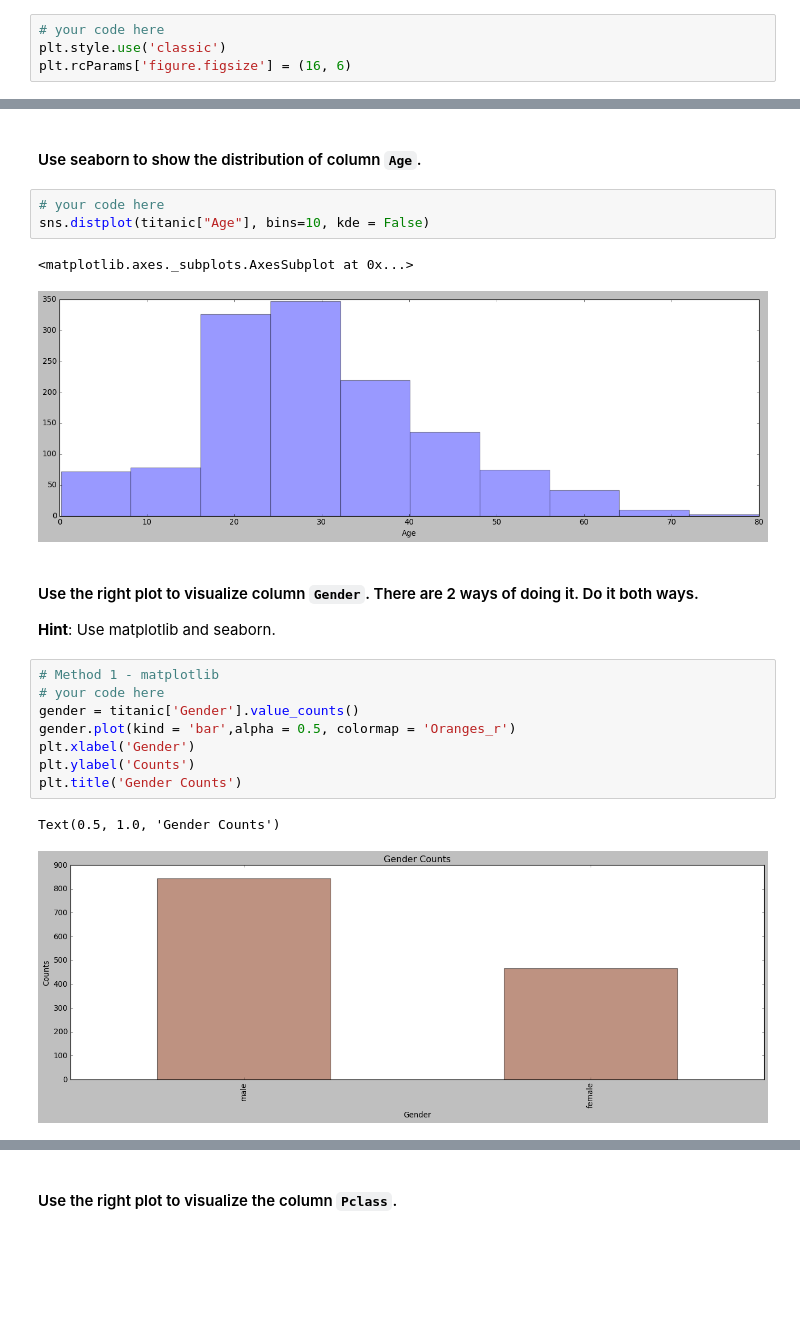
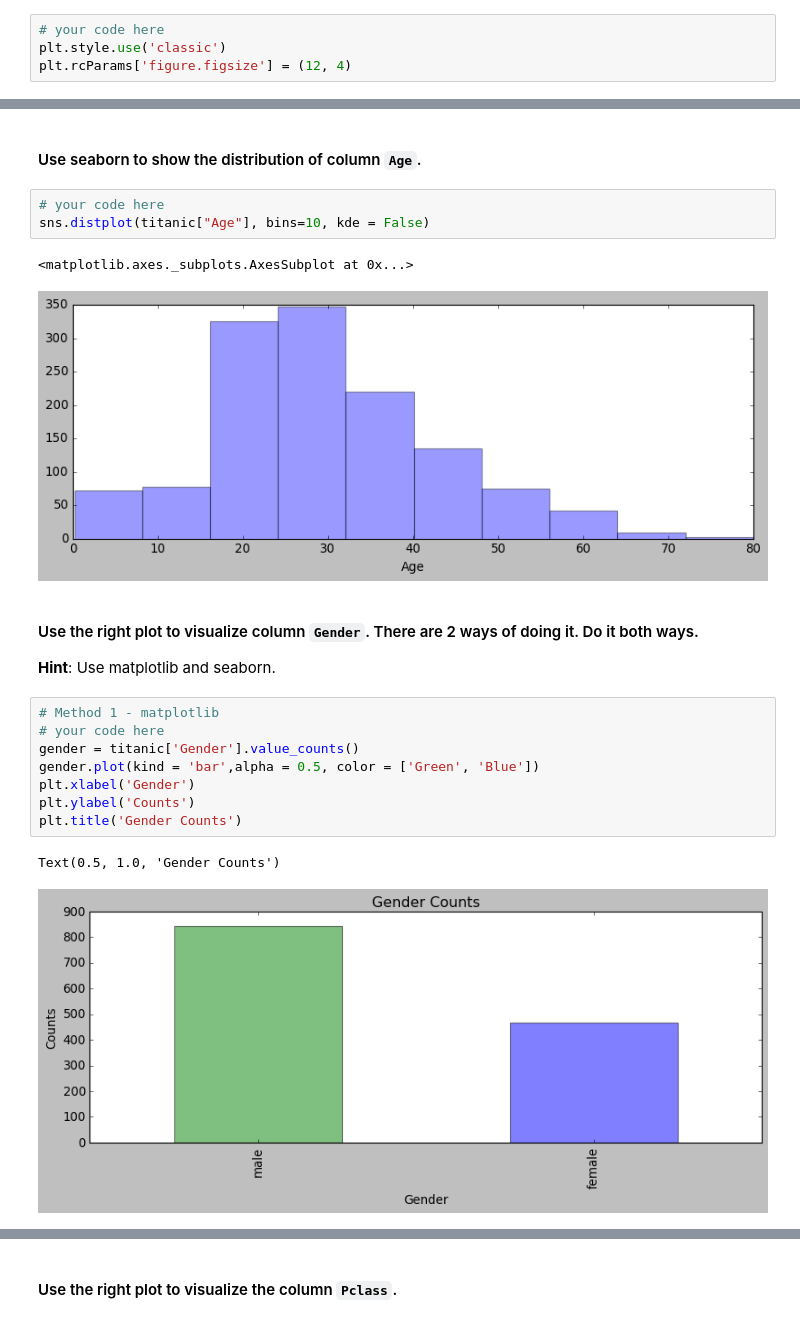
Before and after one commit to luisgzaparolli/Ironhack, a Jupyter notebook: Labs/Week 4/5. Matplotlib-Seaborn/your-code/main.ipynb, the cells around one changed output, grey strips where cells are left out. Cells and saved outputs as stored; diff of their text form; blank space fills up the shorter version.

Commit message:
lab plotting multiple tables

```diff
--- a/Labs/Week 4/5. Matplotlib-Seaborn/your-code/main.ipynb
+++ b/Labs/Week 4/5. Matplotlib-Seaborn/your-code/main.ipynb
@@ -240,7 +240,7 @@ titanic.select_dtypes(exclude=['int64', 'float64'])
 # %%
 # your code here
 plt.style.use('classic')
-plt.rcParams['figure.figsize'] = (16, 6)
+plt.rcParams['figure.figsize'] = (12, 4)
 # %% [markdown]
 #### Use the right visulalization to show the distribution of column `Age`.
 # %%
@@ -303,21 +305,21 @@ higher incidence. Too large, and you will not get enough differentiation. Too sm
 sns.distplot(titanic["Age"], bins=10, kde = False)
 # %% [output]
 <matplotlib.axes._subplots.AxesSubplot at 0x...>
-[figure, old version]
+[figure, new version]
 # %% [markdown]
 #### Use the right plot to visualize column `Gender`. There are 2 ways of doing it. Do it both ways.
 **Hint**: Use matplotlib and seaborn.
 # %%
 # Method 1 - matplotlib
 # your code here
 gender = titanic['Gender'].value_counts()
-gender.plot(kind = 'bar',alpha = 0.5, colormap = 'Oranges_r')
+gender.plot(kind = 'bar',alpha = 0.5, color = ['Green', 'Blue'])
 plt.xlabel('Gender')
 plt.ylabel('Counts')
 plt.title('Gender Counts')
 # %% [output]
 Text(0.5, 1.0, 'Gender Counts')
-[figure, old version]
+[figure, new version]
 # %%
 # Method 2 - seaborn
 # your code here
```
Also changed, not shown: parts of 11 cells of this notebook, 6 other files.
